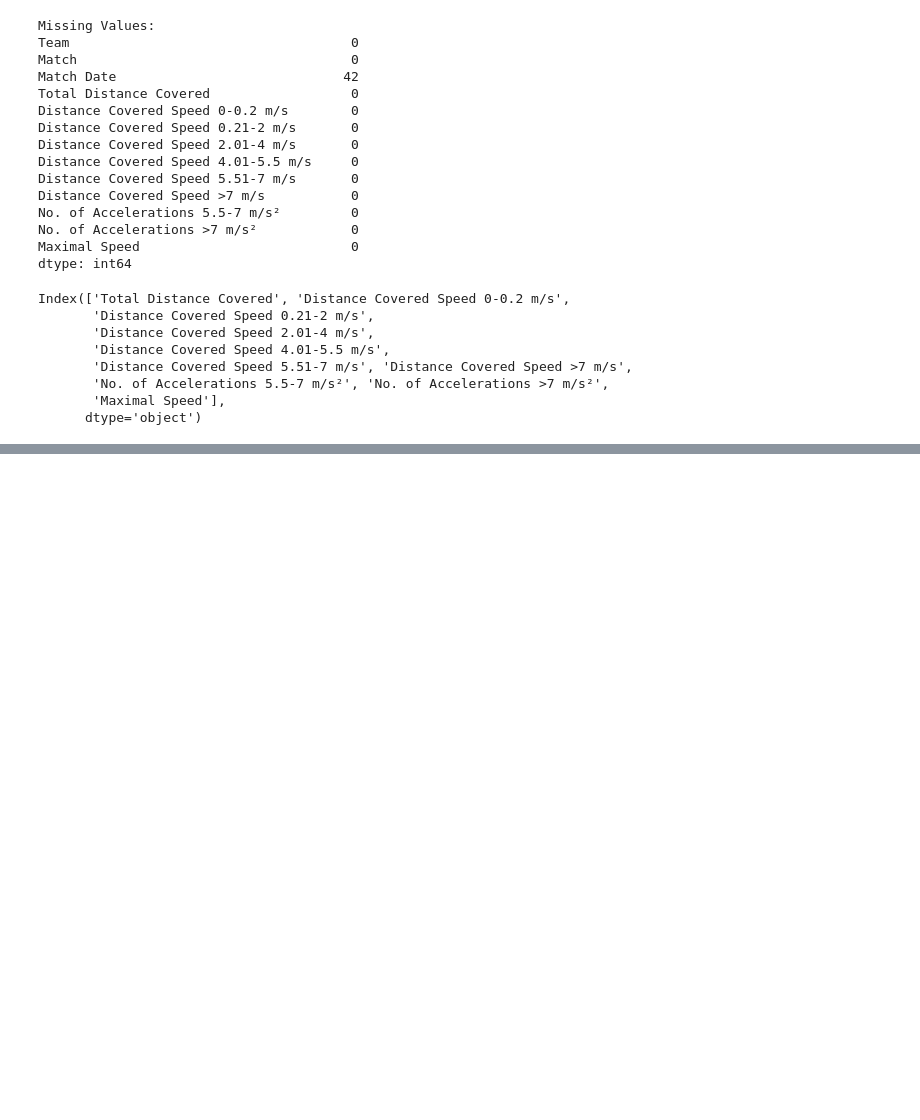
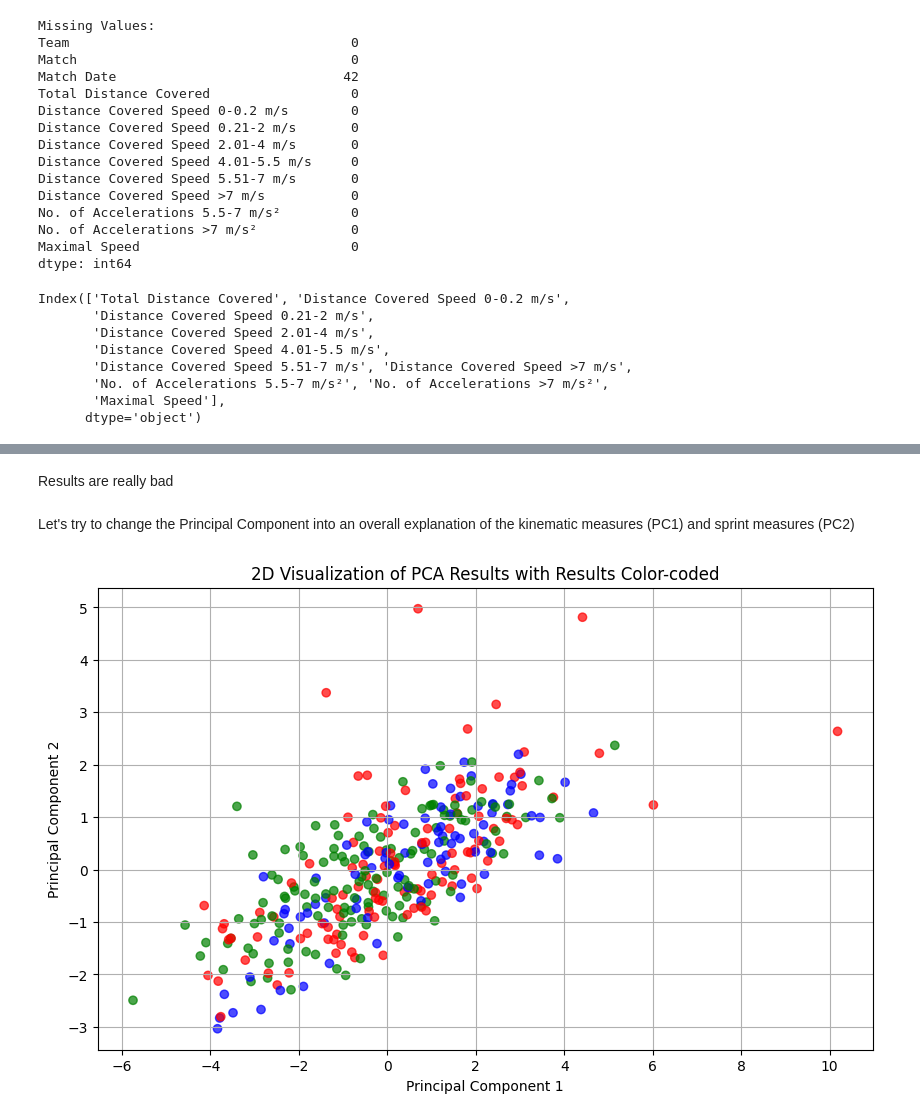
Before and after one commit to emanueleiacca/Predict-LeagueTable-TurkishLeague, a Jupyter notebook: EDA.ipynb, the cells around one changed output, grey strips where cells are left out. Drawn from its saved outputs; the diff is of its cells as text; code cells hidden in the pictures; blank space fills up the shorter version.

```diff
--- a/EDA.ipynb
+++ b/EDA.ipynb
@@ -356,0 +367,55 @@ More than 20 figures have been opened. Figures created through the pyplot interf
+# %% [markdown]
+Results are really bad
+# %% [markdown]
+Let's try to change the Principal Component into an overall explanation of the kinematic measures (PC1) and sprint measures (PC2)
+# %%
+from sklearn.decomposition import PCA
+from sklearn.preprocessing import StandardScaler
+import matplotlib.pyplot as plt
+
+# Extract the features for PCA
+features_pca1 = [
+    'Total Distance Covered', 'Distance Covered Speed 0-0.2 m/s',
+    'Distance Covered Speed 0.21-2 m/s', 'Distance Covered Speed 2.01-4 m/s',
+    'Distance Covered Speed 4.01-5.5 m/s', 'Distance Covered Speed 5.51-7 m/s',
+    'Distance Covered Speed >7 m/s', 'No. of Accelerations 5.5-7 m/s²',
+    'No. of Accelerations >7 m/s²', 'Maximal Speed'
+]
+
+features_pca2 = [
+    'High Speed Runs Attacking', 'High Speed Runs Defensive',
+    'Sprints Attacking', 'Sprints Defensive'
+]
+Final_dataset[features_pca2] = Final_dataset[features_pca2].fillna(Final_dataset[features_pca2].mean())
+
+# Standardize the features
+scaled_data_pca1 = scaler().fit_transform(Final_dataset[features_pca1])
+scaled_data_pca2 = scaler().fit_transform(Final_dataset[features_pca2])
+
+# Perform PCA
+pca1 = PCA(n_components=1)
+principal_components_pca1 = pca1.fit_transform(scaled_data_pca1)
+
+pca2 = PCA(n_components=1)
+principal_components_pca2 = pca2.fit_transform(scaled_data_pca2)
+
+# Combine the results into a single DataFrame for 2D plotting
+df_combined_pca = pd.DataFrame({
+    'PC1': principal_components_pca1.flatten(),
+    'PC2': principal_components_pca2.flatten()
+})
+
+# Map results to colors
+result_colors = {'Win': 'green', 'Lose': 'red', 'Tie': 'blue'}
+colors = Final_dataset['Result'].map(result_colors)
+
+# Plot the combined PCA results with colors
+plt.figure(figsize=(10, 6))
+plt.scatter(df_combined_pca['PC1'], df_combined_pca['PC2'], c=colors, alpha=0.7)
+plt.title('2D Visualization of PCA Results with Results Color-coded')
+plt.xlabel('Principal Component 1')
+plt.ylabel('Principal Component 2')
+plt.grid(True)
+plt.show()
+# %% [output]
+[figure, added]
```
Also changed, not shown: parts of 28 cells of this notebook, 1 other file.
